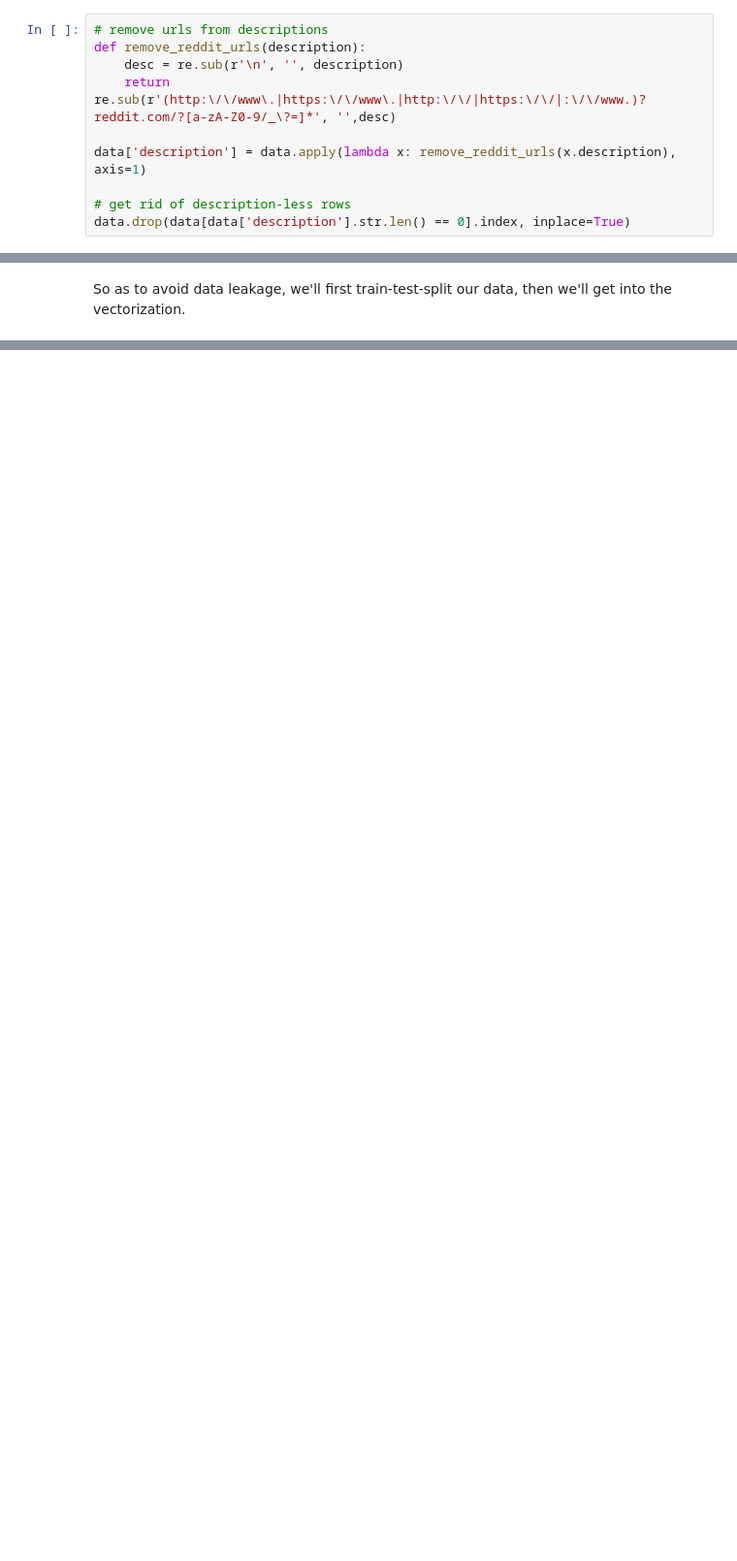
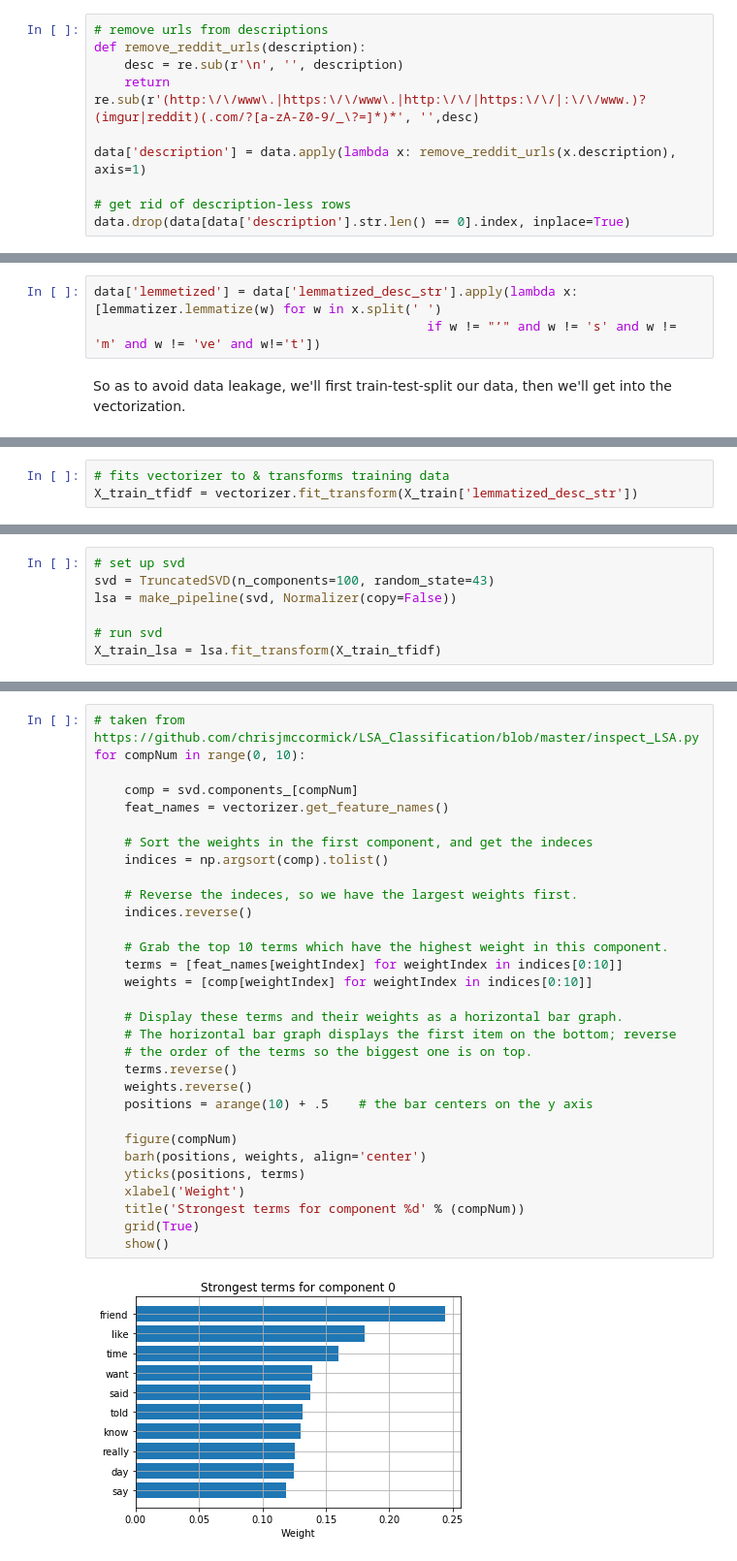
Before and after one commit to h-parker/AITA_classifier, a Jupyter notebook: nlp&eda.ipynb, the cells around one changed output, grey strips where cells are left out. Shown at 97% size. Saved outputs shown, nothing was run; the diff lists cells and outputs as text; blank space fills up the shorter version.

```diff
--- a/nlp&eda.ipynb
+++ b/nlp&eda.ipynb
@@ -648,7 +648,7 @@ I found a description that has a url in it! That'll mess up our vectorization. W
 # remove urls from descriptions
 def remove_reddit_urls(description):
     desc = re.sub(r'\n', '', description)
-    return re.sub(r'(http:\/\/www\.|https:\/\/www\.|http:\/\/|https:\/\/|:\/\/www.)?reddit.com/?[a-zA-Z0-9/_\?=]*', '',desc)
+    return re.sub(r'(http:\/\/www\.|https:\/\/www\.|http:\/\/|https:\/\/|:\/\/www.)?(imgur|reddit)(.com/?[a-zA-Z0-9/_\?=]*)*', '',desc)
 
 data['description'] = data.apply(lambda x: remove_reddit_urls(x.description), axis=1)
 
@@ -668,2 +671,5 @@ data['lemmetized'] = data.apply(lambda x: lemmetize(x.processed_description), ax
+# %%
+data['lemmetized'] = data['lemmatized_desc_str'].apply(lambda x: [lemmatizer.lemmatize(w) for w in x.split(' ')
+                                            if w != "’" and w != 's' and w != 'm' and w != 've' and w!='t'])
 # %% [markdown]
 So as to avoid data leakage, we'll first train-test-split our data, then we'll get into the vectorization.
@@ -792,0 +708,3 @@ I'm hesitant to include too many components (we wanted to lower the risks of the
+# %%
+# fits vectorizer to & transforms training data
+X_train_tfidf = vectorizer.fit_transform(X_train['lemmatized_desc_str'])
@@ -792,0 +717,7 @@ I'm hesitant to include too many components (we wanted to lower the risks of the
+# %%
+# set up svd
+svd = TruncatedSVD(n_components=100, random_state=43)
+lsa = make_pipeline(svd, Normalizer(copy=False))
+
+# run svd
+X_train_lsa = lsa.fit_transform(X_train_tfidf)
@@ -792,0 +730,33 @@ I'm hesitant to include too many components (we wanted to lower the risks of the
+# %%
+# taken from https://github.com/chrisjmccormick/LSA_Classification/blob/master/inspect_LSA.py
+for compNum in range(0, 10):
+
+    comp = svd.components_[compNum]
+    feat_names = vectorizer.get_feature_names()
+
+    # Sort the weights in the first component, and get the indeces
+    indices = np.argsort(comp).tolist()
+
+    # Reverse the indeces, so we have the largest weights first.
+    indices.reverse()
+
+    # Grab the top 10 terms which have the highest weight in this component.
+    terms = [feat_names[weightIndex] for weightIndex in indices[0:10]]
+    weights = [comp[weightIndex] for weightIndex in indices[0:10]]
+
+    # Display these terms and their weights as a horizontal bar graph.
+    # The horizontal bar graph displays the first item on the bottom; reverse
+    # the order of the terms so the biggest one is on top.
+    terms.reverse()
+    weights.reverse()
+    positions = arange(10) + .5    # the bar centers on the y axis
+
+    figure(compNum)
+    barh(positions, weights, align='center')
+    yticks(positions, terms)
+    xlabel('Weight')
+    title('Strongest terms for component %d' % (compNum))
+    grid(True)
+    show()
+# %% [output]
+[figure, added]
```
Also changed, not shown: parts of 47 cells of this notebook, 4 other files.
